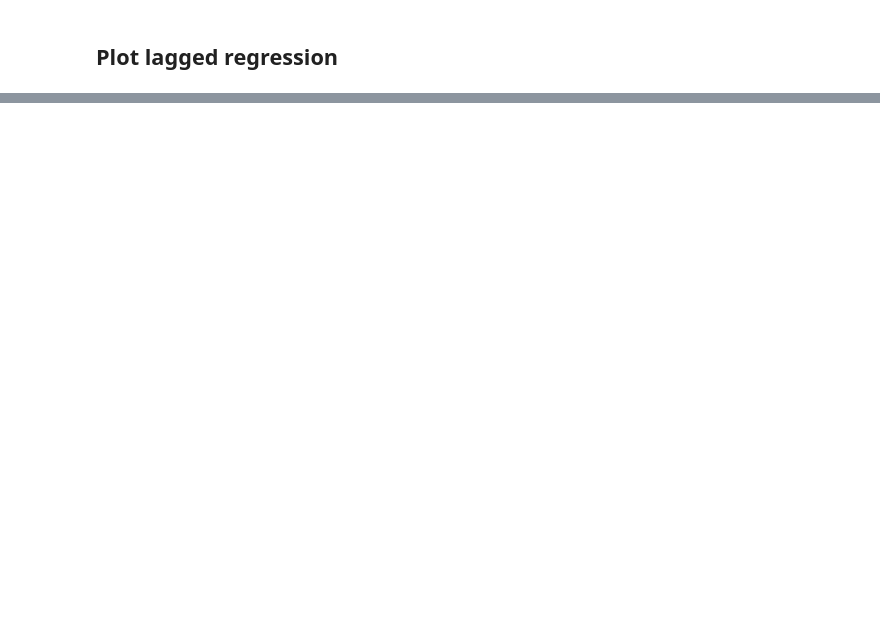
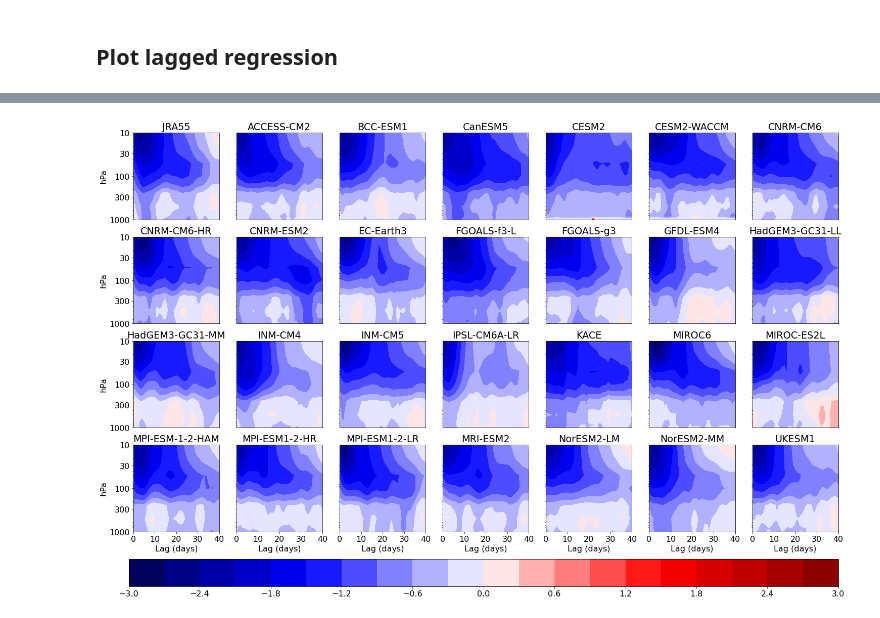
Before and after one commit to gchenpu/python, a Jupyter notebook: AM_indices/read_AM_index_cmip6_winter.ipynb, the cells around one changed output, grey strips where cells are left out. Saved outputs shown, nothing was run; the diff lists cells and outputs as text; code cells hidden in the pictures; blank space fills up the shorter version.

```diff
--- a/AM_indices/read_AM_index_cmip6_winter.ipynb
+++ b/AM_indices/read_AM_index_cmip6_winter.ipynb
@@ -287,0 +209,12 @@ legend = ax1.legend(bbox_to_anchor=(0.5,-0.6), loc='lower center', ncol=3)
+# %%
+from tools_mod import find_event
+
+lag_time = 40
+threshold = -2
+lags = np.arange(0, lag_time+1)
+y0_neg_event, y0_num = find_event(D0.y, D0.level, threshold=threshold, lag_time=lag_time)
+
+y_neg_event = np.empty((len(D_list), *y0_neg_event.shape))
+y_num = np.empty((len(D_list)))
+for i, D in enumerate(D_list):
+    y_neg_event[i, :, :], y_num[i] = find_event(D.y, D.level, threshold=threshold, lag_time=lag_time)
@@ -287,0 +239,37 @@ legend = ax1.legend(bbox_to_anchor=(0.5,-0.6), loc='lower center', ncol=3)
+# %%
+def plot_event(D0, y0_neg_event, y0_num, plot_i):
+    plt.contourf(lags, D0.level, y0_neg_event.T, np.linspace(-cmax, cmax, 21), cmap=cm)
+    plt.gca().invert_yaxis()
+    plt.yscale('log')
+    if plot_i % 7 == 0:
+        plt.yticks([10, 30, 100, 300, 1000])
+        plt.ylabel('hPa')
+    else:
+        plt.yticks([])
+    if plot_i < 21:
+        plt.xticks([])
+    else:
+        plt.xticks([0, 10, 20, 30, 40])
+        plt.xlabel('Lag (days)')
+    plt.gca().get_yaxis().set_major_formatter(mpl.ticker.ScalarFormatter())
+    plt.title(f"{D0.name}")
+
+cmax = 3
+cm = 'seismic' # 'bwr'
+fig = plt.figure(figsize=(25,15))
+ax1 = fig.add_subplot(4, 7, 1)
+plot_event(D0, y0_neg_event, y0_num, 0)
+
+for i, D in enumerate(D_list):
+    ax1 = fig.add_subplot(4, 7, i+2)
+    plot_event(D, y_neg_event[i], y_num[i], i+1)
+
+fig.subplots_adjust(bottom=0.15)
+cax = fig.add_axes([0.12, 0.05, 0.78, 0.05])    #[left, bottom, width, height]
+cbar = plt.colorbar(cax=cax, orientation='horizontal')
+cbar.set_ticks(np.linspace(-cmax, cmax, 11))
+mpl.rcParams.update({'font.size': 18})
+
+# plt.savefig('Figs/AM_event_all.pdf', transparent=True)
+# %% [output]
+[figure, added]
```
Also changed, not shown: parts of 18 cells of this notebook, 5 other files.
